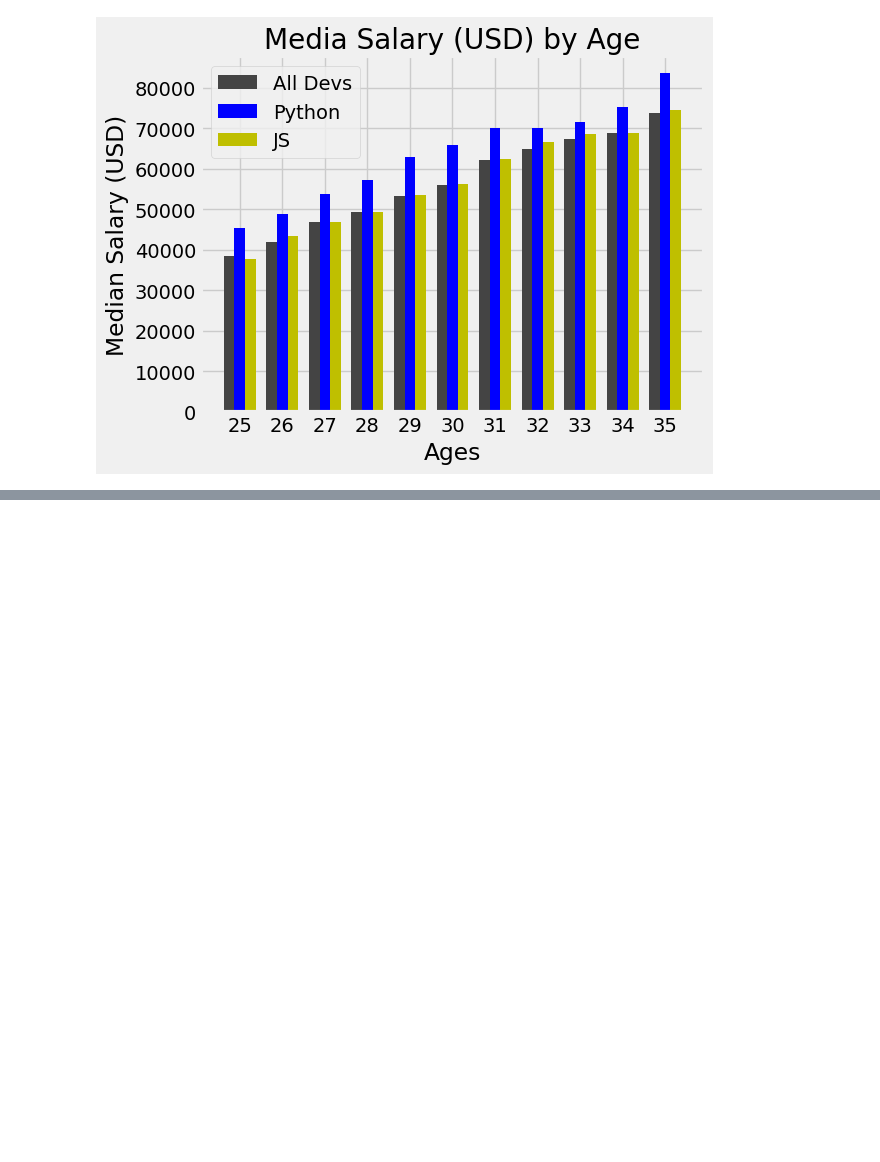
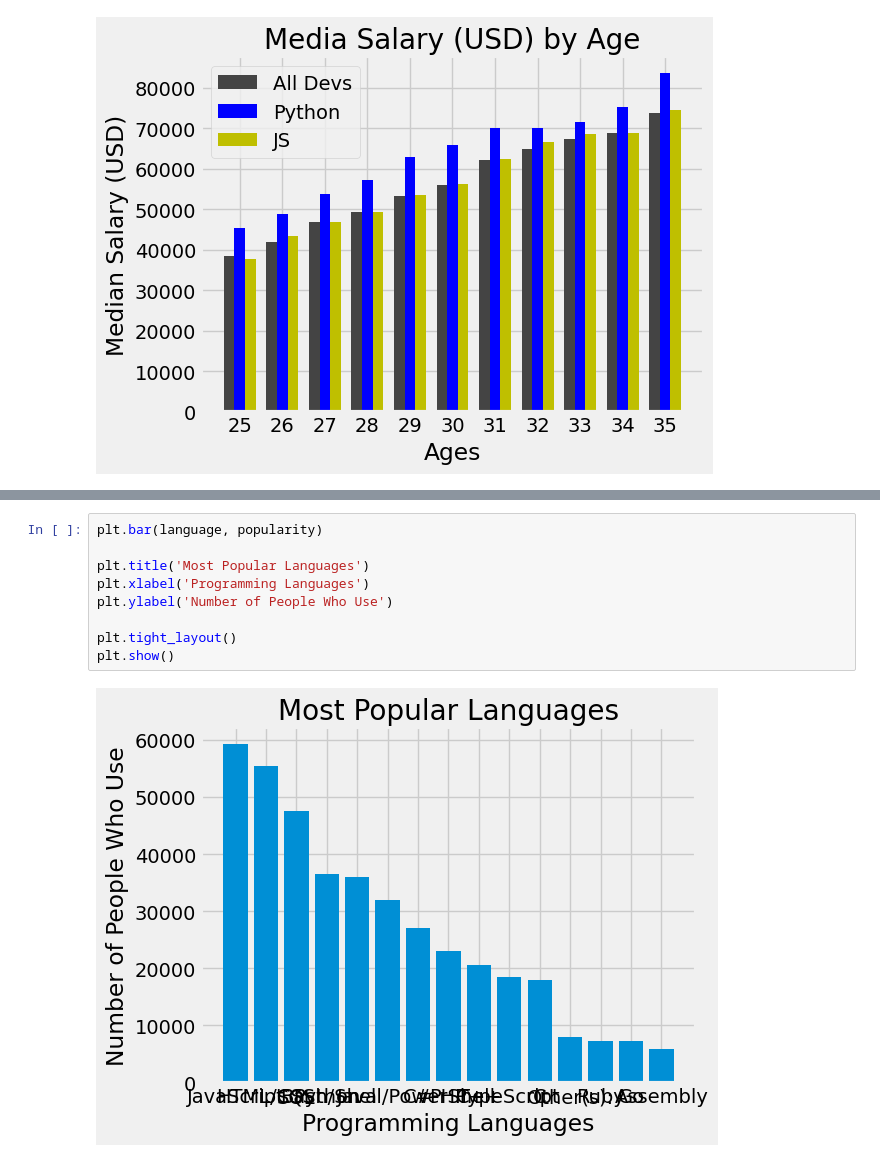
Before and after one commit to davidzheng66/python3, a Jupyter notebook: matplotlib/matplot.ipynb, the cells around one changed output, grey strips where cells are left out. Drawn from its saved outputs; the diff is of its cells as text; blank space fills up the shorter version.

Commit message:
Add bar charts and analyzing data from CSVs

```diff
--- a/matplotlib/matplot.ipynb
+++ b/matplotlib/matplot.ipynb
@@ -165,0 +172,11 @@ OrderedDict([('7', '2'), ('0', '0'), ('84', '0'), ('185', '77'), ('159', '251'),
+# %%
+plt.bar(language, popularity)
+
+plt.title('Most Popular Languages')
+plt.xlabel('Programming Languages')
+plt.ylabel('Number of People Who Use')
+
+plt.tight_layout()
+plt.show()
+# %% [output]
+[figure, added]
```
Also changed, not shown: parts of 8 cells of this notebook.
